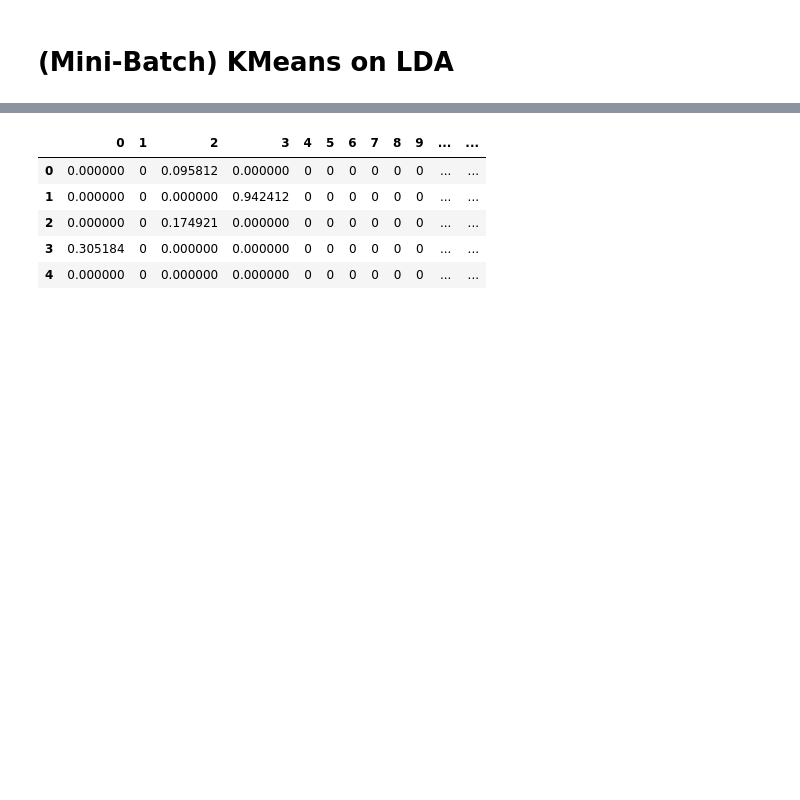
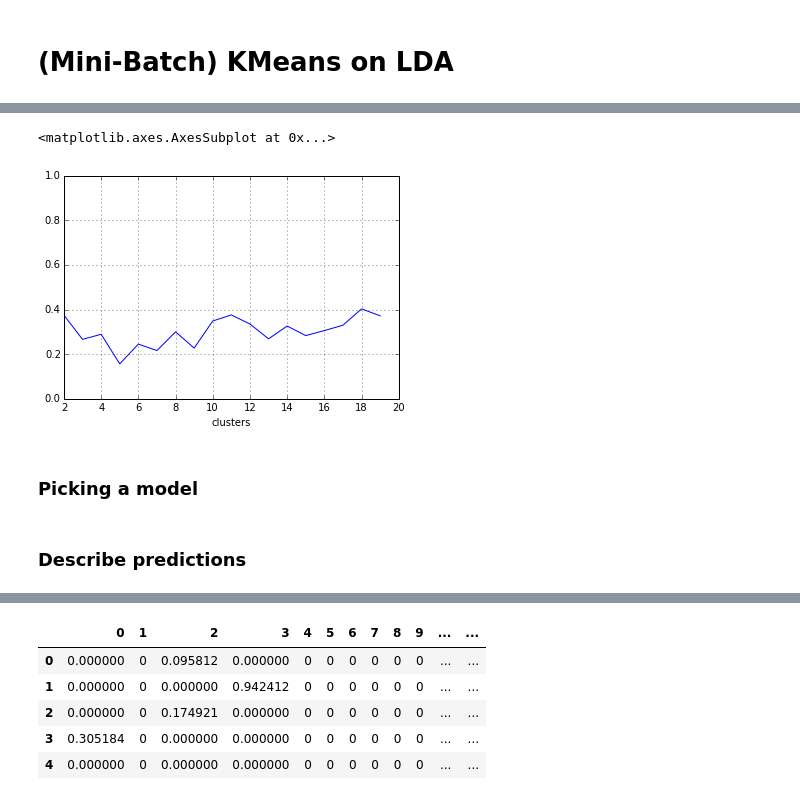
Before and after one commit to sunlightlabs/fcc-net-neutrality-comments, a Jupyter notebook: notebooks/analyzing_corpora.ipynb, the cells around one changed output, grey strips where cells are left out. Drawn from its saved outputs; the diff is of its cells as text; code cells hidden in the pictures; blank space fills up the shorter version.

```diff
--- a/notebooks/analyzing_corpora.ipynb
+++ b/notebooks/analyzing_corpora.ipynb
@@ -297,6 +307,6 @@ def test_range_of_cluster_num(min_n, max_n, corpus_matrix):
         print(nclust, score)
         yield (nclust, score)
 # %%
-results = [(n,s) for n,s in test_range_of_cluster_num(2, 11, corpus_lda_matrix.T)]
+results = [(n,s) for n,s in test_range_of_cluster_num(2, 20, corpus_lda_matrix.T)]
 # %% [output]
 Init 1/10 with method: random
@@ -330,2 +355,5 @@ results_df
 # %%
-results_df.plot(x='clusters', y='silhouette')
+results_df.plot(x='clusters', y='silhouette', ylim=[0,1])
+# %% [output]
+<matplotlib.axes.AxesSubplot at 0x...>
+[figure, added]
@@ -336,7 +360,11 @@ model_20 = fit_and_return(20, corpus_lda_matrix.T)
+# %% [markdown]
+### Picking a model
 # %%
 model_20 = fit_and_return(20, corpus_lda_matrix.T)
 # %%
 prediction_series = pd.Series(model_20.labels_)
+# %% [markdown]
+### Describe predictions
 # %%
 prediction_series.value_counts()
 # %% [output]
```
Also changed, not shown: parts of 71 cells of this notebook, 4 other files.
